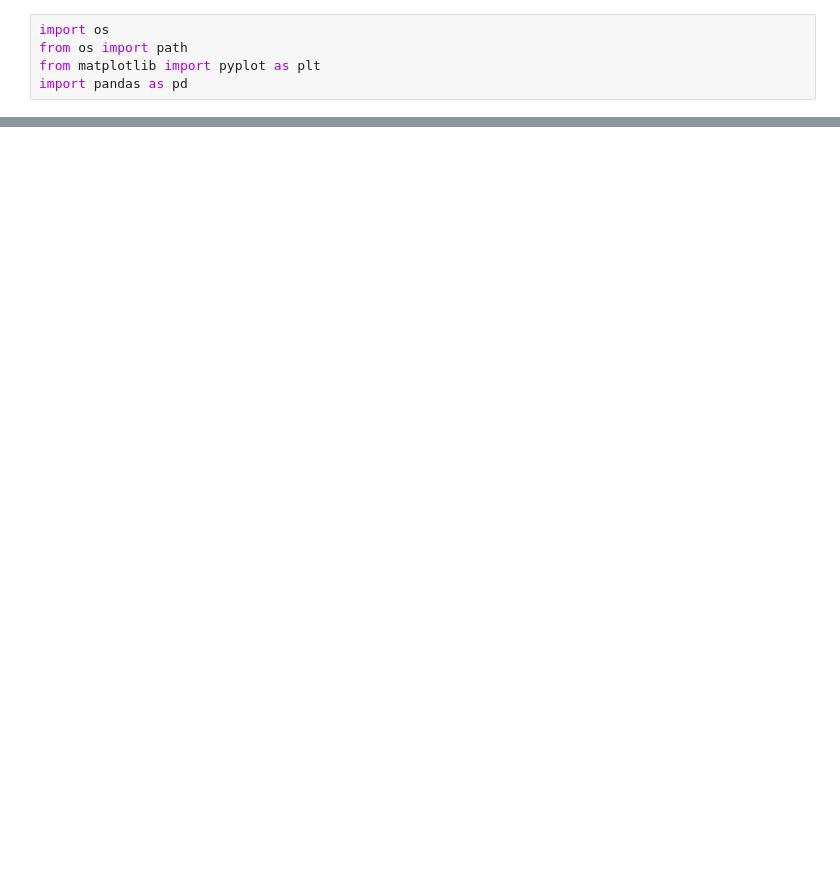
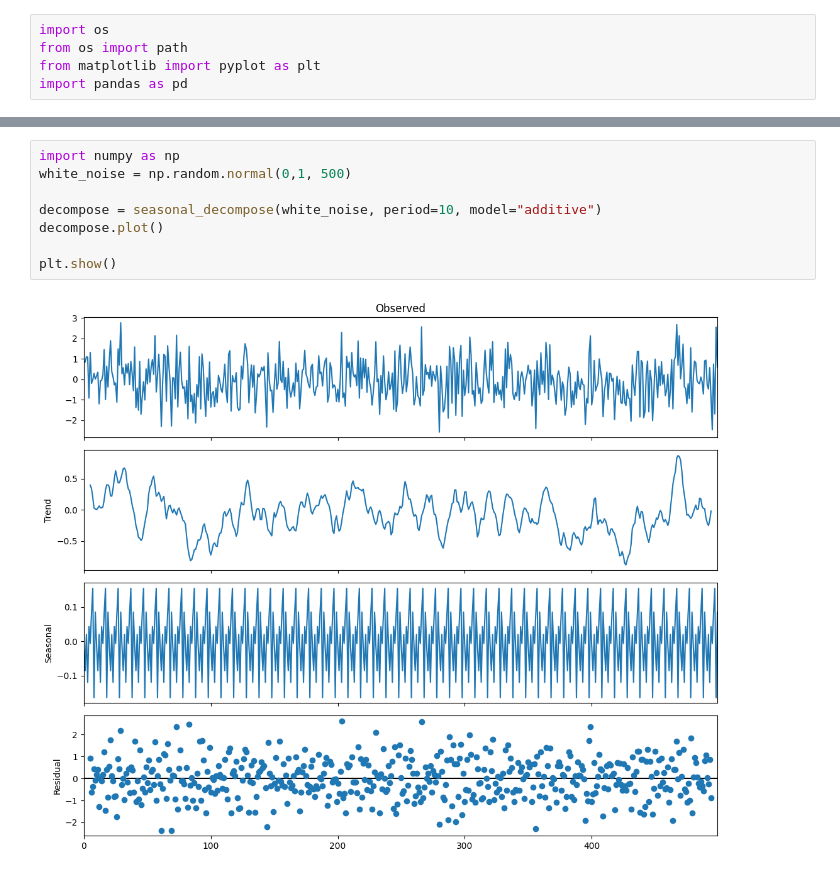
Before and after one commit to EliseyGlukhov/HomeworkML, a Jupyter notebook: task2.ipynb, the cells around one changed output, grey strips where cells are left out. Drawn from its saved outputs; the diff is of its cells as text; blank space fills up the shorter version.

```diff
--- a/task2.ipynb
+++ b/task2.ipynb
@@ -68,0 +60,10 @@ data["dose_rate"].plot()
+# %%
+import numpy as np
+white_noise = np.random.normal(0,1, 500)
+
+decompose = seasonal_decompose(white_noise, period=10, model="additive")
+decompose.plot()
+
+plt.show()
+# %% [output]
+[figure, added]
```
Also changed, not shown: parts of 8 cells of this notebook.
